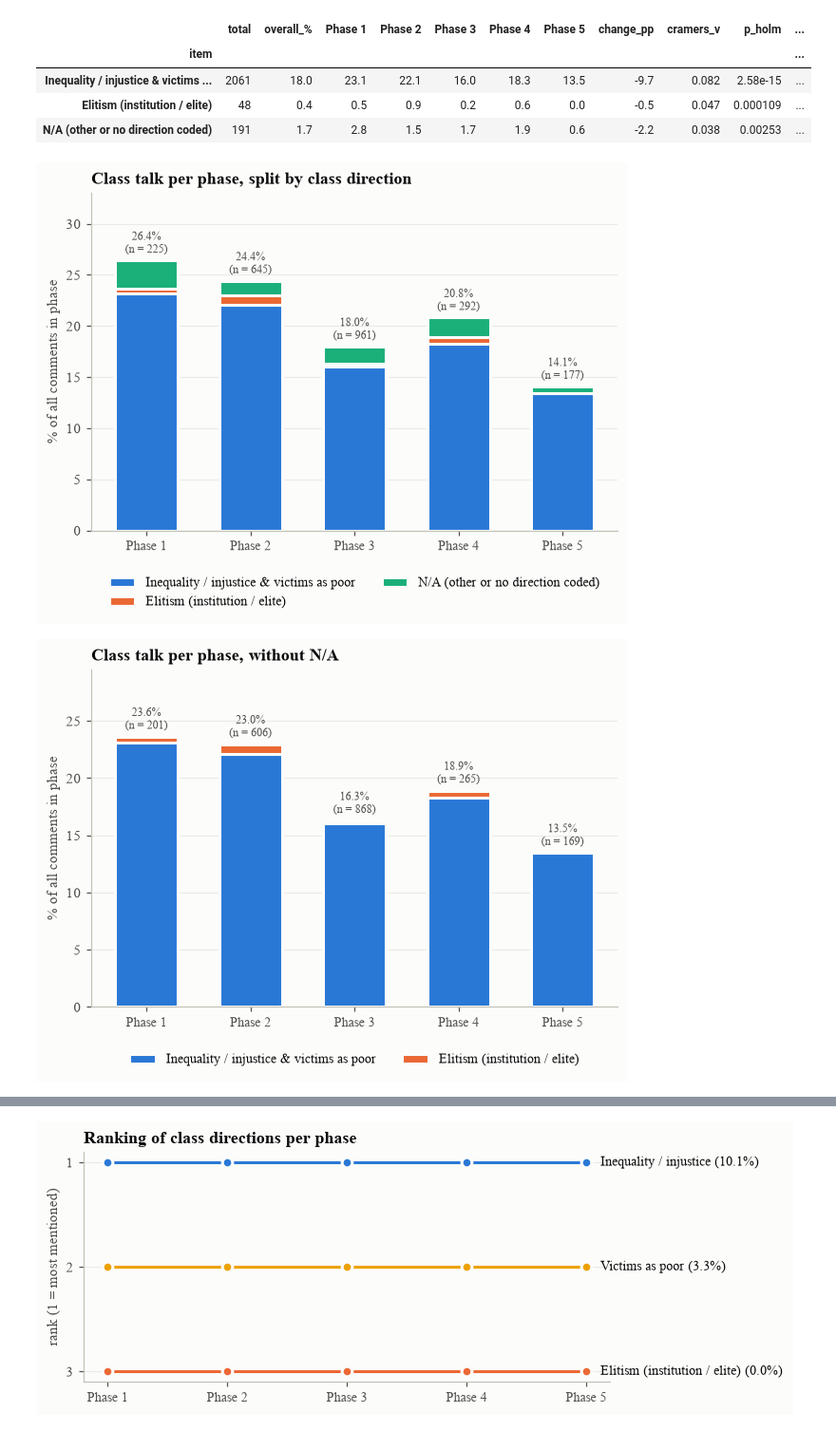
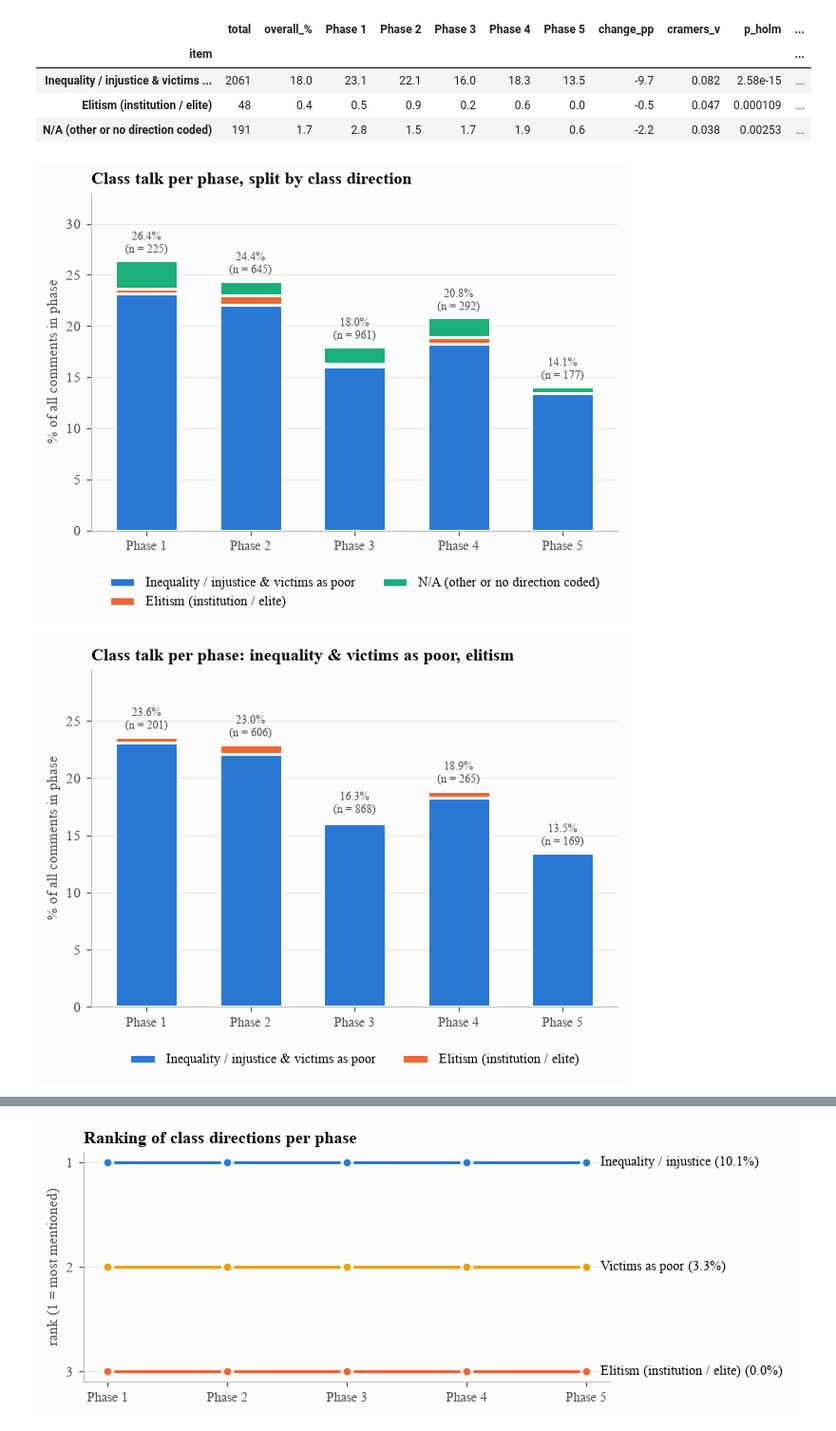
Before and after one commit to mbchavez27/crisis-management-analysis, a Jupyter notebook: 04-statistical-analysis/notebooks/03-findings.ipynb, the cells around one changed output, grey strips where cells are left out. Shown at 95% size. Drawn from its saved outputs; the diff is of its cells as text; code cells hidden in the pictures.

```diff
--- a/04-statistical-analysis/notebooks/03-findings.ipynb
+++ b/04-statistical-analysis/notebooks/03-findings.ipynb
@@ -661,35 +740,35 @@ Within class-framed comments (% per phase):
 # %%
 def class_bars(table, colors, title, fname):
     fig, ax = plt.subplots(figsize=(6.5, 4.2))
     x = np.arange(len(PHASES))
     bottom = np.zeros(len(PHASES))
     for name, color in zip(table.index, colors):
         v = table.loc[name, PHASE_LABELS].values
         ax.bar(x, v, bottom=bottom, width=0.6, color=color, edgecolor="#fcfcfb", linewidth=2, label=name)
         bottom += v
     # n = comments in the stacked groups shown (bar height x comments in phase)
     for xi, b, n in zip(x, bottom, np.rint(bottom * g["count"].values / 100).astype(int)):
         ax.text(xi, b + 0.4, f"{b:.1f}%\n(n = {n})", ha="center", va="bottom", fontsize=8, color="#52514e")
     ax.set_xticks(x, PHASE_LABELS)
     ax.set_ylabel("% of all comments in phase")
     ax.set_ylim(0, bottom.max() * 1.25)
     ax.grid(axis="x", visible=False)
     ax.set_title(title)
     ax.tick_params(axis="x", labelsize=9)
     ax.legend(loc="upper center", bbox_to_anchor=(0.5, 0), ncol=2, fontsize=9,
               bbox_transform=offset_copy(ax.transAxes, fig=fig, y=-24, units="points"))
     save(fig, fname)
     plt.show()
 
 # Grouped: inequality / injustice and victims as poor together
 class_bars(cls_end.loc[list(CLASS_THEMES.values())], [SERIES[0], SERIES[1], SERIES[2]],
            "Class talk per phase, split by class direction", "rq2_class_themes")
 # Option without N/A (advisers asked for both versions)
 class_bars(cls_end.loc[[CLASS_THEMES["INEQUALITY_JUSTICE_VICTIMS"], CLASS_THEMES["ELITISM"]]], [SERIES[0], SERIES[1]],
-           "Class talk per phase, without N/A", "rq2_class_themes_no_na")
+           "Class talk per phase: inequality & victims as poor, elitism", "rq2_class_themes_no_na")
 # %% [output]
 [figure]
-[figure, old version]
+[figure, new version]
 # %%
 # Same chart with inequality / injustice and victims as poor shown separately
 SPLIT = {"INEQUALITY_JUSTICE": "Inequality / injustice", "VICTIMS_POOR": "Victims as poor",
```
Also changed, not shown: parts of 4 cells of this notebook, 3 other files.
